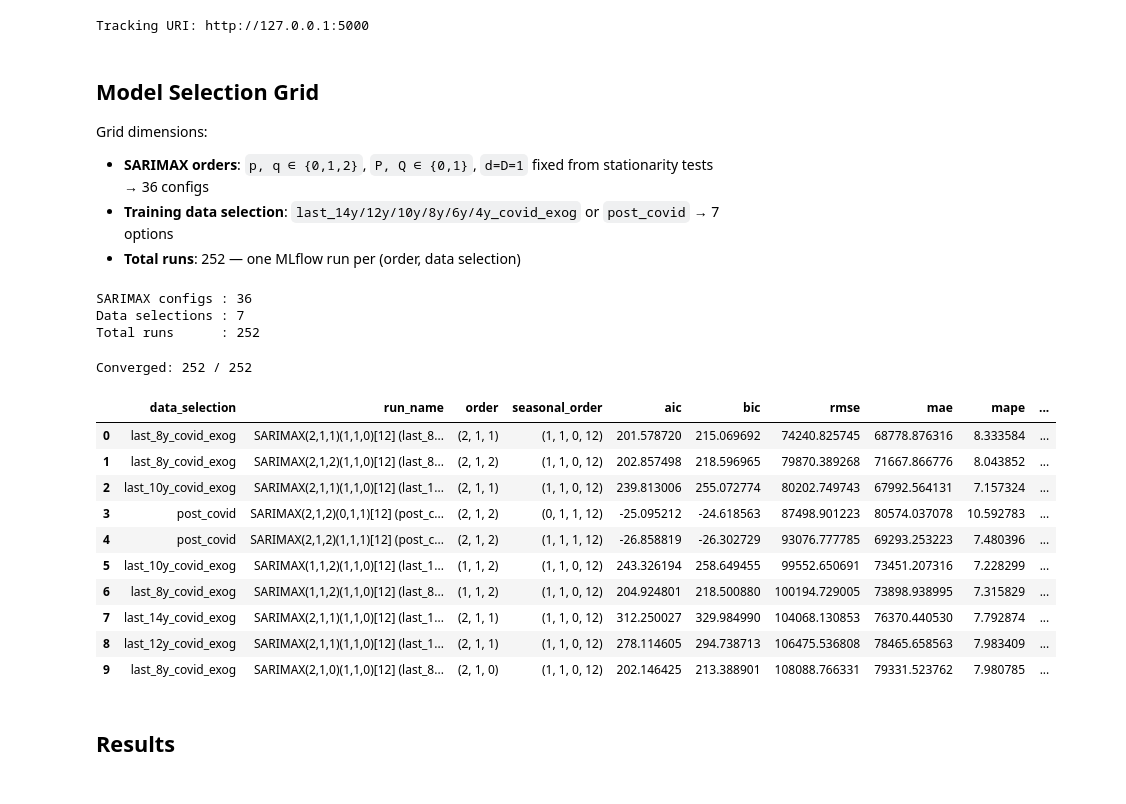
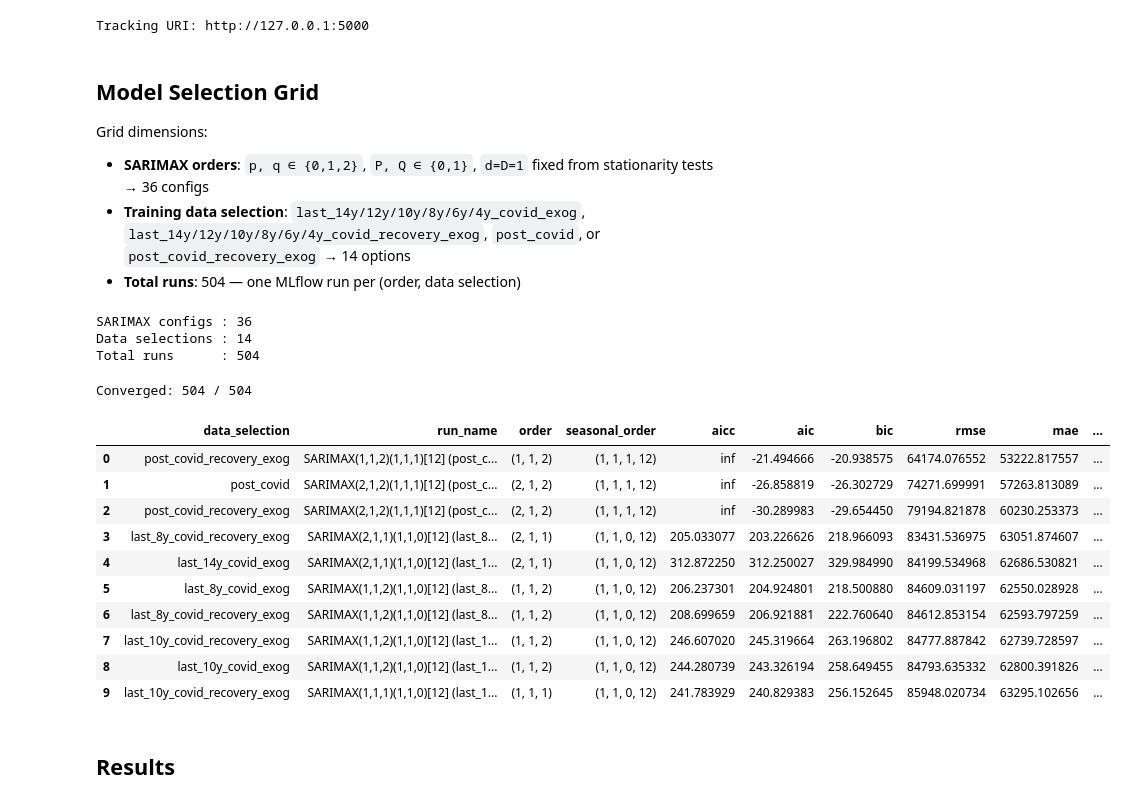
Before and after one commit to Gbrlmoraes/brazil_tourism_forecasting_benchmark, a Jupyter notebook: notebooks/5_arima_model_testing.ipynb, the cells around one changed output. Cells and saved outputs as stored; diff of their text form; code cells hidden in the pictures.

```diff
--- a/notebooks/5_arima_model_testing.ipynb
+++ b/notebooks/5_arima_model_testing.ipynb
@@ -6,13 +6,14 @@ import logging
 import os
 import warnings
 
-import matplotlib.patches as mpatches
 import matplotlib.pyplot as plt
 import mlflow
 import numpy as np
 import pandas as pd
 import seaborn as sns
+import statsmodels.api as sm
 from dotenv import load_dotenv
+from scipy import stats
 from sklearn.metrics import r2_score
 from statsmodels.tsa.statespace.sarimax import SARIMAX
 from tqdm import tqdm
@@ -25,6 +26,7 @@ DATA_FOLDER_PATH = os.path.join(ROOT_PATH, 'data', 'processed')
 COVID_START = pd.Timestamp('2020-01-01')
 COVID_END = pd.Timestamp('2021-12-31')
 POST_COVID_START = pd.Timestamp('2022-01-01')
+COVID_RECOVERY_END = pd.Timestamp('2022-06-30')
 
 sns.set_palette('colorblind')
 warnings.filterwarnings('ignore')
@@ -48,10 +52,15 @@ train_monthly = train_df.set_index('date')[['arrival_count']].resample('ME').sum
 train_monthly['is_covid'] = (
     (train_monthly.index >= COVID_START) & (train_monthly.index <= COVID_END)
 ).astype(float)
+train_monthly['is_covid_recovery'] = (
+    (train_monthly.index >= POST_COVID_START)
+    & (train_monthly.index <= COVID_RECOVERY_END)
+).astype(float)
 
 test_df = pd.read_parquet(os.path.join(DATA_FOLDER_PATH, 'test.parquet'))
 test_monthly = test_df.set_index('date')[['arrival_count']].resample('ME').sum()
 test_monthly['is_covid'] = 0.0
+test_monthly['is_covid_recovery'] = 0.0
 
 window_years = [14, 12, 10, 8, 6, 4]
 train_windows = {}
@@ -67,7 +76,7 @@ print(
 for years in window_years:
     tw = train_windows[years]
     print(
-        f'Last {years:>2}y    : {tw.index[0].strftime("%b %Y")} → {tw.index[-1].strftime("%b %Y")} ({len(tw)} obs, COVID obs: {int(tw["is_covid"].sum())})'
+        f'Last {years:>2}y    : {tw.index[0].strftime("%b %Y")} → {tw.index[-1].strftime("%b %Y")} ({len(tw)} obs, COVID obs: {int(tw["is_covid"].sum())}, recovery obs: {int(tw["is_covid_recovery"].sum())})'
     )
 print(
     f'Post-COVID  : {train_post_covid.index[0].strftime("%b %Y")} → {train_post_covid.index[-1].strftime("%b %Y")} ({len(train_post_covid)} obs)'
@@ -99,8 +108,8 @@ Tracking URI: http://127.0.0.1:5000
 
 Grid dimensions:
 - **SARIMAX orders**: `p, q ∈ {0,1,2}`, `P, Q ∈ {0,1}`, `d=D=1` fixed from stationarity tests → 36 configs
-- **Training data selection**: `last_14y/12y/10y/8y/6y/4y_covid_exog` or `post_covid` → 7 options
-- **Total runs**: 252 — one MLflow run per (order, data selection)
+- **Training data selection**: `last_14y/12y/10y/8y/6y/4y_covid_exog`, `last_14y/12y/10y/8y/6y/4y_covid_recovery_exog`, `post_covid`, or `post_covid_recovery_exog` → 14 options
+- **Total runs**: 504 — one MLflow run per (order, data selection)
 # %%
 d, D, s = 1, 1, 12
 
@@ -112,12 +121,20 @@ Q_range = range(0, 2)
 sarimax_grid = list(itertools.product(p_range, q_range, P_range, Q_range))
 
 data_configs = {}
+
 for years in window_years:
     tw = train_windows[years]
+    # COVID indicator only
     data_configs[f'last_{years}y_covid_exog'] = {
         'series': np.log(tw['arrival_count']),
         'exog_train': tw[['is_covid']],
         'exog_test': test_monthly[['is_covid']],
+    }
+    # COVID indicator + recovery indicator (Jan–Dec 2022)
+    data_configs[f'last_{years}y_covid_recovery_exog'] = {
+        'series': np.log(tw['arrival_count']),
+        'exog_train': tw[['is_covid', 'is_covid_recovery']],
+        'exog_test': test_monthly[['is_covid', 'is_covid_recovery']],
     }
 
 data_configs['post_covid'] = {
@@ -126,19 +143,32 @@ data_configs['post_covid'] = {
     'exog_test': None,
 }
 
+# Post-COVID window with recovery flag to model the Jan–Dec 2022 rebound explicitly
+data_configs['post_covid_recovery_exog'] = {
+    'series': np.log(train_post_covid['arrival_count']),
+    'exog_train': train_post_covid[['is_covid_recovery']],
+    'exog_test': test_monthly[['is_covid_recovery']],
+}
+
 print(f'SARIMAX configs : {len(sarimax_grid)}')
 print(f'Data selections : {len(data_configs)}')
 print(f'Total runs      : {len(sarimax_grid) * len(data_configs)}')
 # %% [output]
 SARIMAX configs : 36
-Data selections : 7
-Total runs      : 252
+Data selections : 14
+Total runs      : 504
 # %%
 test_actual = test_monthly['arrival_count'].values
 n_test = len(test_monthly)
 results = []
 
 for data_key, config in data_configs.items():
+    if config['exog_train'] is not None:
+        exog_cols = list(config['exog_train'].columns)
+        exog_label = '+'.join(exog_cols)
+    else:
+        exog_label = 'none'
+
     for p, q, P, Q in tqdm(sarimax_grid, desc=f'[{data_key}]'):
         order = (p, d, q)
         seasonal_order = (P, D, Q, s)
@@ -155,9 +185,7 @@ for data_key, config in data_configs.items():
                 's': s,
                 'transform': 'log',
                 'data_selection': data_key,
-                'exog': 'covid_indicator'
-                if config['exog_train'] is not None
-                else 'none',
+                'exog': exog_label,
                 'n_train': len(config['series']),
                 'n_test': n_test,
             })
@@ -184,6 +212,7 @@ for data_key, config in data_configs.items():
                 r2 = float(r2_score(test_actual, forecast))
 
                 mlflow.log_metrics({
+                    'aicc': fit.aicc,
                     'aic': fit.aic,
                     'bic': fit.bic,
                     'rmse': rmse,
@@ -197,50 +226,51 @@ for data_key, config in data_configs.items():
                     'run_name': run_name,
                     'order': order,
                     'seasonal_order': seasonal_order,
+                    'aicc': fit.aicc,
                     'aic': fit.aic,
                     'bic': fit.bic,
                     'rmse': rmse,
                     'mae': mae,
                     'mape': mape,
                     'r2': r2,
                     'converged': True,
                 })
 
             except Exception as exc:
                 mlflow.log_param('error', str(exc)[:250])
                 results.append({
                     'data_selection': data_key,
                     'run_name': run_name,
                     'order': order,
                     'seasonal_order': seasonal_order,
                     'aic': np.inf,
                     'bic': np.inf,
                     'rmse': np.inf,
                     'mae': np.inf,
                     'mape': np.inf,
                     'r2': -np.inf,
                     'converged': False,
                 })
 
 results_df = (
     pd.DataFrame(results).query('converged').sort_values('rmse').reset_index(drop=True)
 )
 
 print(f'Converged: {len(results_df)} / {len(sarimax_grid) * len(data_configs)}')
 results_df.head(10)
 # %% [output]
-Converged: 252 / 252
+Converged: 504 / 504
-|  | data_selection | run_name | order | seasonal_order | aic | bic | rmse | mae | mape | ... |
-| 0 | last_8y_covid_exog | SARIMAX(2,1,1)(1,1,0)[12] (last_8... | (2, 1, 1) | (1, 1, 0, 12) | 201.578720 | 215.069692 | 74240.825745 | 68778.876316 | 8.333584 | ... |
-| 1 | last_8y_covid_exog | SARIMAX(2,1,2)(1,1,0)[12] (last_8... | (2, 1, 2) | (1, 1, 0, 12) | 202.857498 | 218.596965 | 79870.389268 | 71667.866776 | 8.043852 | ... |
-| 2 | last_10y_covid_exog | SARIMAX(2,1,1)(1,1,0)[12] (last_1... | (2, 1, 1) | (1, 1, 0, 12) | 239.813006 | 255.072774 | 80202.749743 | 67992.564131 | 7.157324 | ... |
-| 3 | post_covid | SARIMAX(2,1,2)(0,1,1)[12] (post_c... | (2, 1, 2) | (0, 1, 1, 12) | -25.095212 | -24.618563 | 87498.901223 | 80574.037078 | 10.592783 | ... |
-| 4 | post_covid | SARIMAX(2,1,2)(1,1,1)[12] (post_c... | (2, 1, 2) | (1, 1, 1, 12) | -26.858819 | -26.302729 | 93076.777785 | 69293.253223 | 7.480396 | ... |
-| 5 | last_10y_covid_exog | SARIMAX(1,1,2)(1,1,0)[12] (last_1... | (1, 1, 2) | (1, 1, 0, 12) | 243.326194 | 258.649455 | 99552.650691 | 73451.207316 | 7.228299 | ... |
-| 6 | last_8y_covid_exog | SARIMAX(1,1,2)(1,1,0)[12] (last_8... | (1, 1, 2) | (1, 1, 0, 12) | 204.924801 | 218.500880 | 100194.729005 | 73898.938995 | 7.315829 | ... |
-| 7 | last_14y_covid_exog | SARIMAX(2,1,1)(1,1,0)[12] (last_1... | (2, 1, 1) | (1, 1, 0, 12) | 312.250027 | 329.984990 | 104068.130853 | 76370.440530 | 7.792874 | ... |
-| 8 | last_12y_covid_exog | SARIMAX(2,1,1)(1,1,0)[12] (last_1... | (2, 1, 1) | (1, 1, 0, 12) | 278.114605 | 294.738713 | 106475.536808 | 78465.658563 | 7.983409 | ... |
-| 9 | last_8y_covid_exog | SARIMAX(2,1,0)(1,1,0)[12] (last_8... | (2, 1, 0) | (1, 1, 0, 12) | 202.146425 | 213.388901 | 108088.766331 | 79331.523762 | 7.980785 | ... |
+|  | data_selection | run_name | order | seasonal_order | aicc | aic | bic | rmse | mae | ... |
+| 0 | post_covid_recovery_exog | SARIMAX(1,1,2)(1,1,1)[12] (post_c... | (1, 1, 2) | (1, 1, 1, 12) | inf | -21.494666 | -20.938575 | 64174.076552 | 53222.817557 | ... |
+| 1 | post_covid | SARIMAX(2,1,2)(1,1,1)[12] (post_c... | (2, 1, 2) | (1, 1, 1, 12) | inf | -26.858819 | -26.302729 | 74271.699991 | 57263.813089 | ... |
+| 2 | post_covid_recovery_exog | SARIMAX(2,1,2)(1,1,1)[12] (post_c... | (2, 1, 2) | (1, 1, 1, 12) | inf | -30.289983 | -29.654450 | 79194.821878 | 60230.253373 | ... |
+| 3 | last_8y_covid_recovery_exog | SARIMAX(2,1,1)(1,1,0)[12] (last_8... | (2, 1, 1) | (1, 1, 0, 12) | 205.033077 | 203.226626 | 218.966093 | 83431.536975 | 63051.874607 | ... |
+| 4 | last_14y_covid_exog | SARIMAX(2,1,1)(1,1,0)[12] (last_1... | (2, 1, 1) | (1, 1, 0, 12) | 312.872250 | 312.250027 | 329.984990 | 84199.534968 | 62686.530821 | ... |
+| 5 | last_8y_covid_exog | SARIMAX(1,1,2)(1,1,0)[12] (last_8... | (1, 1, 2) | (1, 1, 0, 12) | 206.237301 | 204.924801 | 218.500880 | 84609.031197 | 62550.028928 | ... |
+| 6 | last_8y_covid_recovery_exog | SARIMAX(1,1,2)(1,1,0)[12] (last_8... | (1, 1, 2) | (1, 1, 0, 12) | 208.699659 | 206.921881 | 222.760640 | 84612.853154 | 62593.797259 | ... |
+| 7 | last_10y_covid_recovery_exog | SARIMAX(1,1,2)(1,1,0)[12] (last_1... | (1, 1, 2) | (1, 1, 0, 12) | 246.607020 | 245.319664 | 263.196802 | 84777.887842 | 62739.728597 | ... |
+| 8 | last_10y_covid_exog | SARIMAX(1,1,2)(1,1,0)[12] (last_1... | (1, 1, 2) | (1, 1, 0, 12) | 244.280739 | 243.326194 | 258.649455 | 84793.635332 | 62800.391826 | ... |
+| 9 | last_10y_covid_recovery_exog | SARIMAX(1,1,1)(1,1,0)[12] (last_1... | (1, 1, 1) | (1, 1, 0, 12) | 241.783929 | 240.829383 | 256.152645 | 85948.020734 | 63295.102656 | ... |
 # %% [markdown]
 ## Results
 # %%
```
Also changed, not shown: parts of 8 cells of this notebook.
